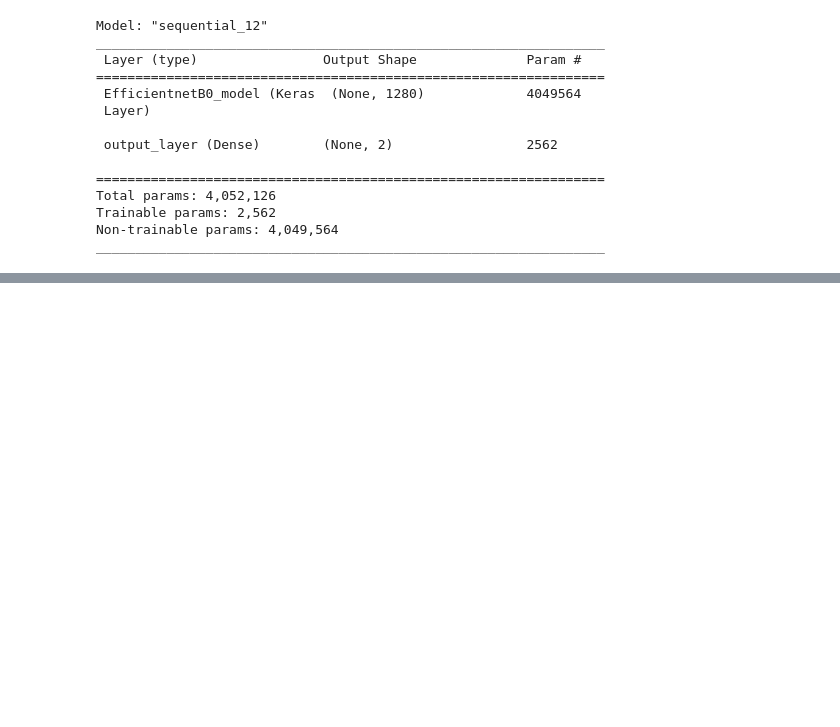
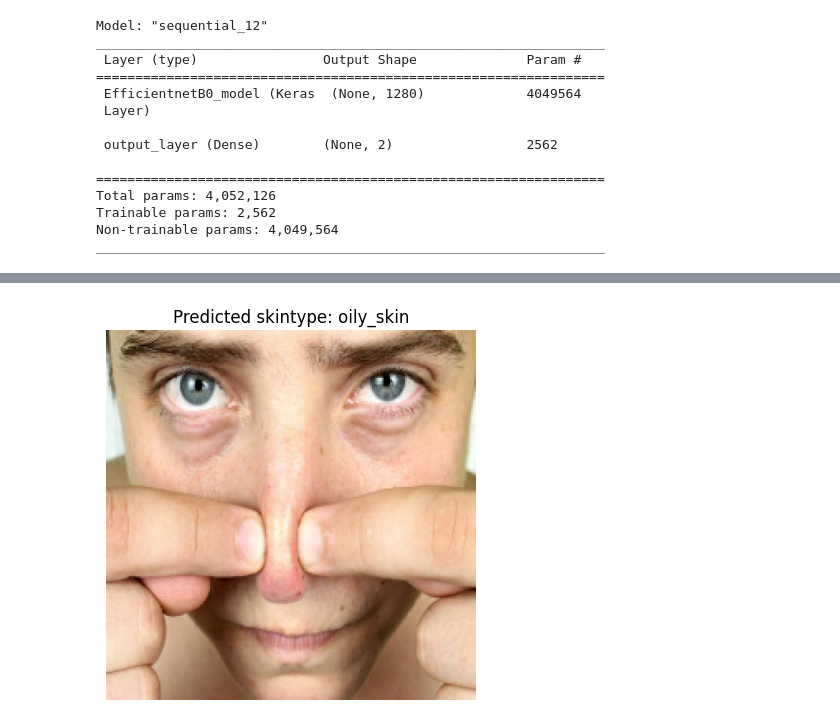
Before and after one commit to Danie-O/Final-Year-Makeup-Recommender-Project, a Jupyter notebook: Skintype/skintype_model_train.ipynb, the cells around one changed output, grey strips where cells are left out. Cells and saved outputs as stored; diff of their text form; code cells hidden in the pictures; blank space fills up the shorter version.

```diff
--- a/Skintype/skintype_model_train.ipynb
+++ b/Skintype/skintype_model_train.ipynb
@@ -145,7 +205,7 @@ WARNING:absl:Function `_wrapped_model` contains input name(s) EfficientnetB0_mod
 INFO:tensorflow:Assets written to: ../models/Skintype-Model2\assets
 INFO:tensorflow:Assets written to: ../models/Skintype-Model2\assets
 # %%
-model = models.load_model('../models/Skintype-Model2')
+model = models.load_model('../models/Skintype-Model')
 
 # Check the architecture of the loaded model
 model.summary()
@@ -220,2 +309,8 @@ pred_and_plot(model=model,
 Prediction Probabilities :  [0.5546787  0.38871115]
 [figure]
+# %%
+# Test model on normal skin
+pred_and_plot(model=model,
+              filename="skintype-data/test/oily_skin/c8.jpeg",
+              class_names=class_names)
+# %% [output]
@@ -221,0 +319 @@ Prediction Probabilities :  [0.5546787  0.38871115]
+[figure, added]
```
Also changed, not shown: parts of 13 cells of this notebook, 1 other file.
